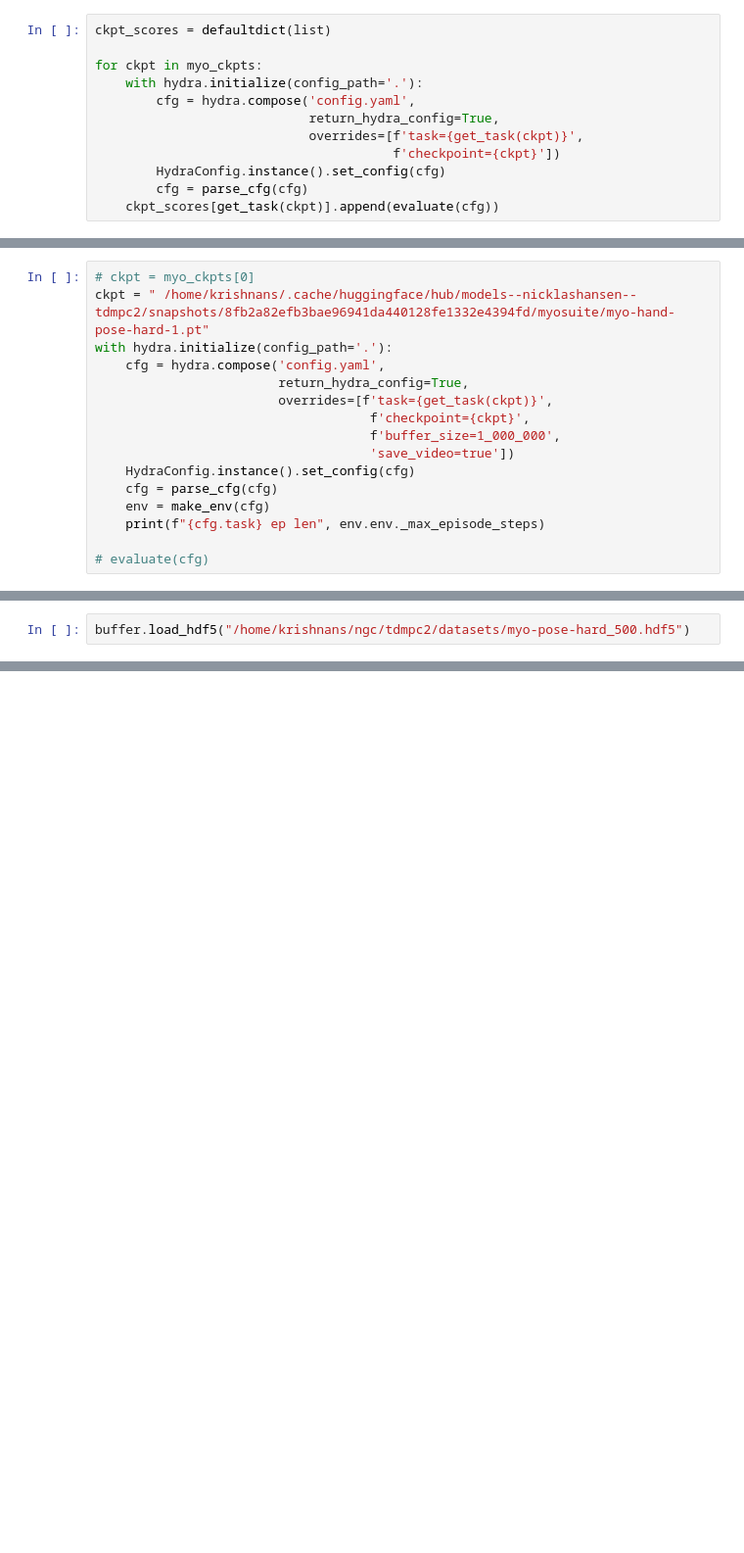
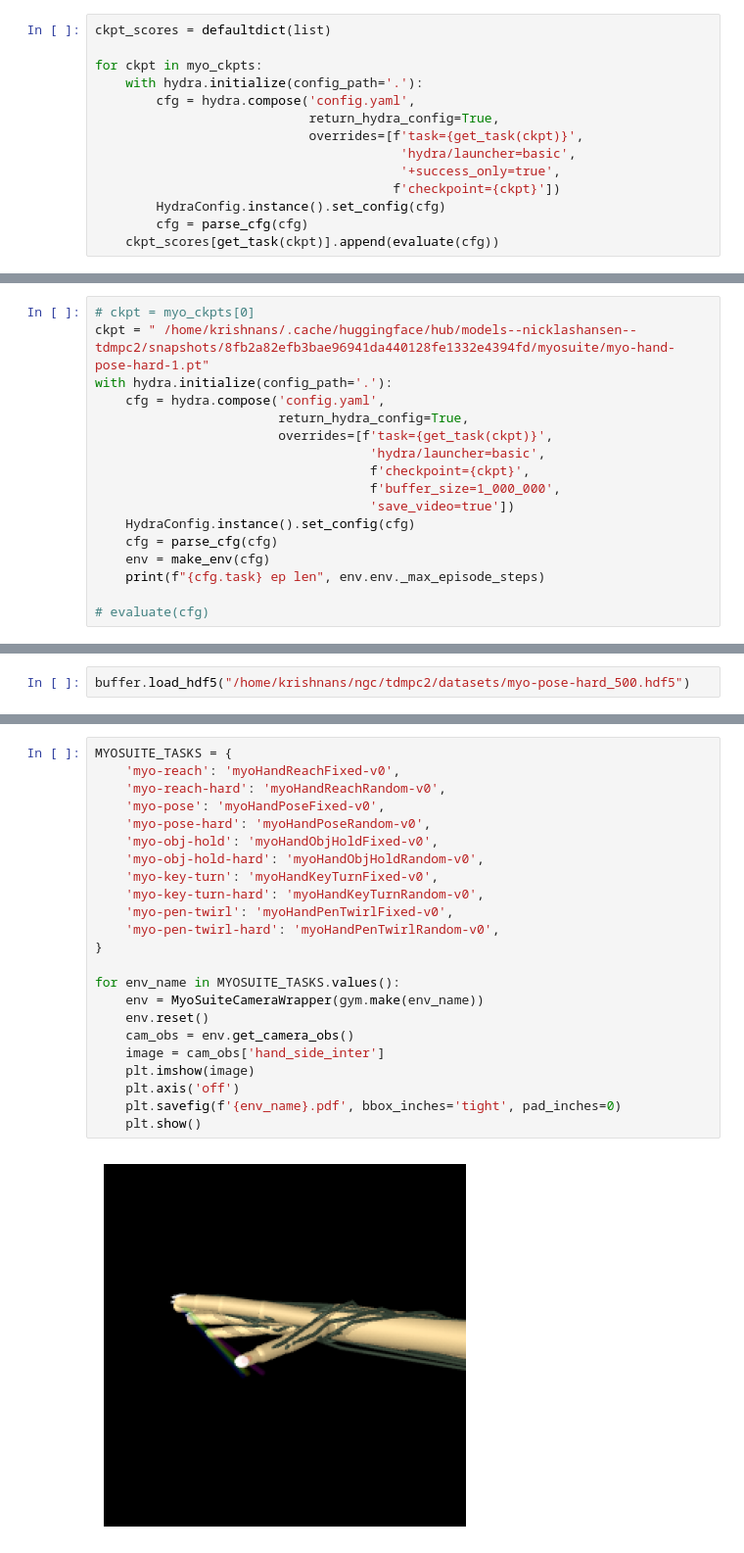
Before and after one commit to krishpop/tdmpc2, a Jupyter notebook: tdmpc2/eval.ipynb, the cells around one changed output, grey strips where cells are left out. Shown at 98% size. Saved outputs shown, nothing was run; the diff lists cells and outputs as text; blank space fills up the shorter version.

```diff
--- a/tdmpc2/eval.ipynb
+++ b/tdmpc2/eval.ipynb
@@ -215,6 +235,8 @@ for ckpt in myo_ckpts:
         cfg = hydra.compose('config.yaml',
                             return_hydra_config=True,
                             overrides=[f'task={get_task(ckpt)}',
+                                        'hydra/launcher=basic',
+                                        '+success_only=true',
                                        f'checkpoint={ckpt}'])
         HydraConfig.instance().set_config(cfg)
         cfg = parse_cfg(cfg)
@@ -228,6 +257,7 @@ with hydra.initialize(config_path='.'):
     cfg = hydra.compose('config.yaml',
                         return_hydra_config=True,
                         overrides=[f'task={get_task(ckpt)}',
+                                    'hydra/launcher=basic',
                                     f'checkpoint={ckpt}',
                                     f'buffer_size=1_000_000',
                                     'save_video=true'])
@@ -367,0 +427,25 @@ for i, flag in enumerate([mujoco.mjtVisFlag(i) for i in range(25)]):
+# %%
+MYOSUITE_TASKS = {
+	'myo-reach': 'myoHandReachFixed-v0',
+	'myo-reach-hard': 'myoHandReachRandom-v0',
+	'myo-pose': 'myoHandPoseFixed-v0',
+	'myo-pose-hard': 'myoHandPoseRandom-v0',
+	'myo-obj-hold': 'myoHandObjHoldFixed-v0',
+	'myo-obj-hold-hard': 'myoHandObjHoldRandom-v0',
+	'myo-key-turn': 'myoHandKeyTurnFixed-v0',
+	'myo-key-turn-hard': 'myoHandKeyTurnRandom-v0',
+	'myo-pen-twirl': 'myoHandPenTwirlFixed-v0',
+	'myo-pen-twirl-hard': 'myoHandPenTwirlRandom-v0',
+}
+
+for env_name in MYOSUITE_TASKS.values():
+    env = MyoSuiteCameraWrapper(gym.make(env_name))
+    env.reset()
+    cam_obs = env.get_camera_obs()
+    image = cam_obs['hand_side_inter']
+    plt.imshow(image)
+    plt.axis('off')
+    plt.savefig(f'{env_name}.pdf', bbox_inches='tight', pad_inches=0)
+    plt.show()
+# %% [output]
+[figure, added]
```
Also changed, not shown: parts of 26 cells of this notebook, 12 other files.
